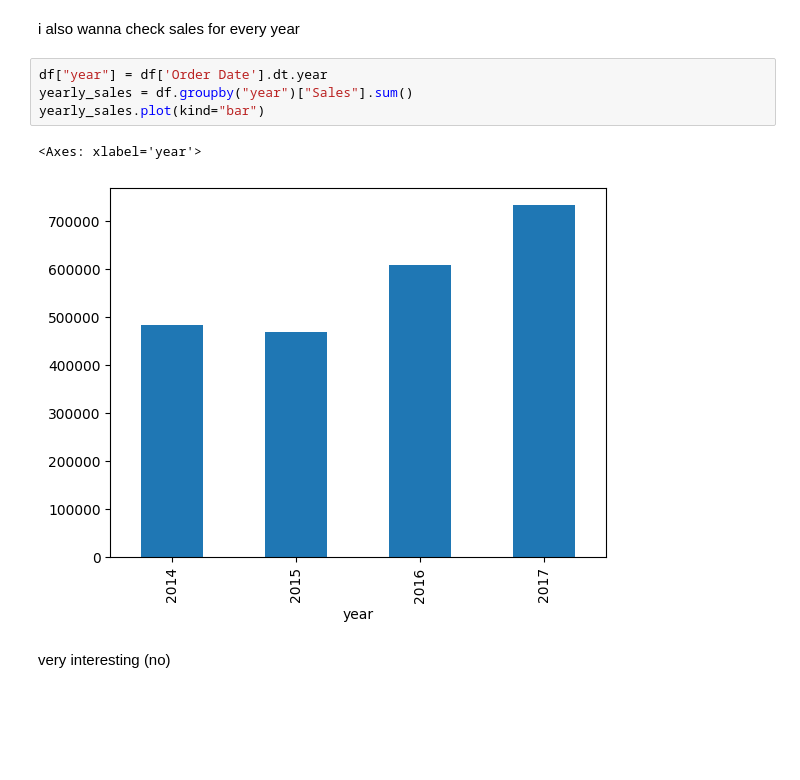
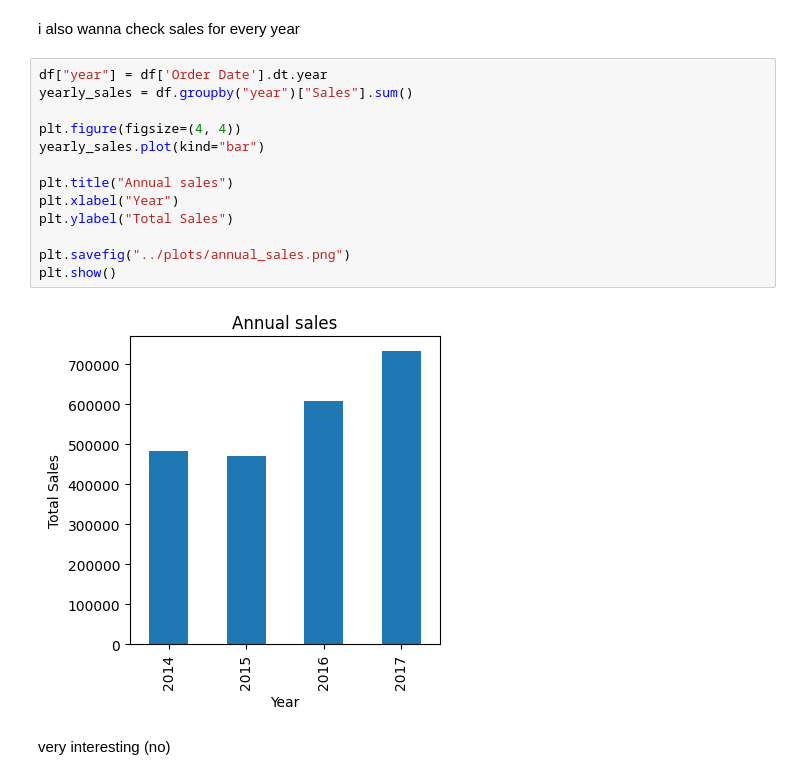
Before and after one commit to Reindotir/superstore-sales-analysis, a Jupyter notebook: src/working.ipynb, the cells around one changed output. Cells and saved outputs as stored; diff of their text form; blank space fills up the shorter version.

```diff
--- a/src/working.ipynb
+++ b/src/working.ipynb
@@ -84,10 +86,18 @@ i also wanna check sales for every year
 # %%
 df["year"] = df['Order Date'].dt.year
 yearly_sales = df.groupby("year")["Sales"].sum()
+
+plt.figure(figsize=(4, 4))
 yearly_sales.plot(kind="bar")
+
+plt.title("Annual sales")
+plt.xlabel("Year")
+plt.ylabel("Total Sales")
+
+plt.savefig("../plots/annual_sales.png")
+plt.show()
 # %% [output]
-<Axes: xlabel='year'>
-[figure, old version]
+[figure, new version]
 # %% [markdown]
 very interesting (no)
 # %% [markdown]
```
Also changed, not shown: parts of 36 cells of this notebook, 9 other files.
